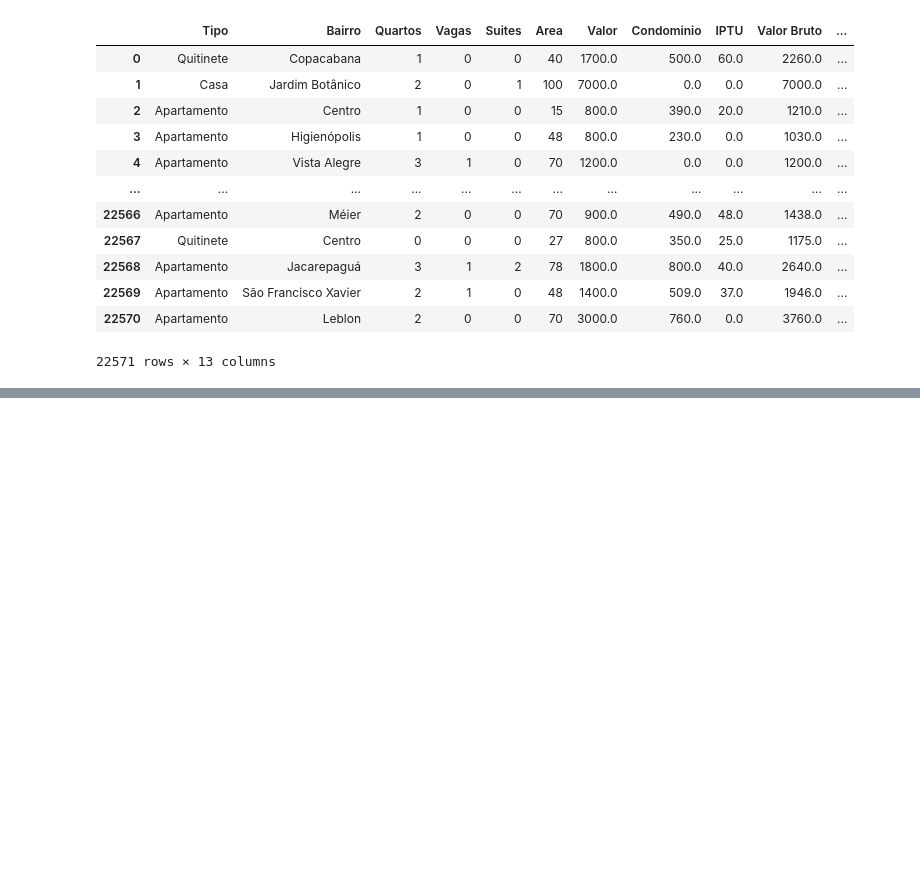
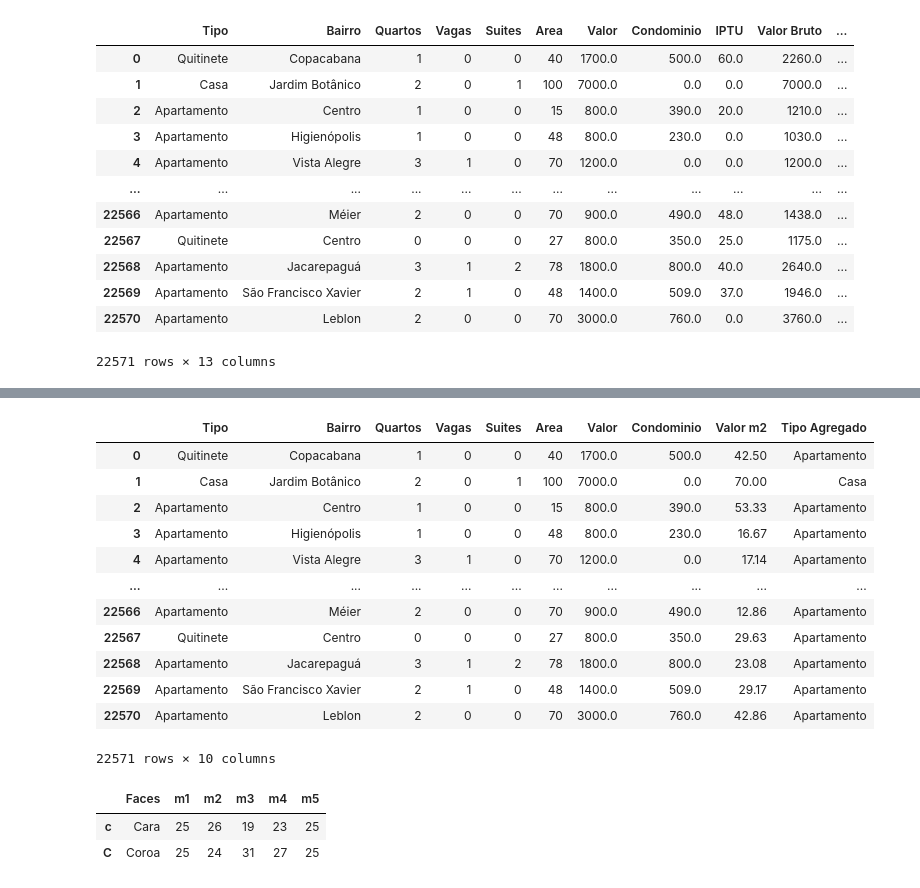
Before and after one commit to jonathatargino/data-science-estudo, a Jupyter notebook: Variáveis.ipynb, the cells around one changed output, grey strips where cells are left out. Cells and saved outputs as stored; diff of their text form; code cells hidden in the pictures; blank space fills up the shorter version.

```diff
--- a/Variáveis.ipynb
+++ b/Variáveis.ipynb
@@ -98,0 +189,42 @@ dados
+# %%
+dados_sem_valor_bruto_e_iptu = dados.drop(["Valor Bruto", "Valor m2 Bruto", "IPTU"], axis=1)
+
+dados_sem_valor_bruto_e_iptu
+# %% [output]
+|  | Tipo | Bairro | Quartos | Vagas | Suites | Area | Valor | Condominio | Valor m2 | Tipo Agregado |
+| 0 | Quitinete | Copacabana | 1 | 0 | 0 | 40 | 1700.0 | 500.0 | 42.50 | Apartamento |
+| 1 | Casa | Jardim Botânico | 2 | 0 | 1 | 100 | 7000.0 | 0.0 | 70.00 | Casa |
+| 2 | Apartamento | Centro | 1 | 0 | 0 | 15 | 800.0 | 390.0 | 53.33 | Apartamento |
+| 3 | Apartamento | Higienópolis | 1 | 0 | 0 | 48 | 800.0 | 230.0 | 16.67 | Apartamento |
+| 4 | Apartamento | Vista Alegre | 3 | 1 | 0 | 70 | 1200.0 | 0.0 | 17.14 | Apartamento |
+| ... | ... | ... | ... | ... | ... | ... | ... | ... | ... | ... |
+| 22566 | Apartamento | Méier | 2 | 0 | 0 | 70 | 900.0 | 490.0 | 12.86 | Apartamento |
+| 22567 | Quitinete | Centro | 0 | 0 | 0 | 27 | 800.0 | 350.0 | 29.63 | Apartamento |
+| 22568 | Apartamento | Jacarepaguá | 3 | 1 | 2 | 78 | 1800.0 | 800.0 | 23.08 | Apartamento |
+| 22569 | Apartamento | São Francisco Xavier | 2 | 1 | 0 | 48 | 1400.0 | 509.0 | 29.17 | Apartamento |
+| 22570 | Apartamento | Leblon | 2 | 0 | 0 | 70 | 3000.0 | 760.0 | 42.86 | Apartamento |
+22571 rows × 10 columns
+# %%
+m1 = 'CCcCCccCCCccCcCccCcCcCCCcCCcccCCcCcCcCcccCCcCcccCc'
+m2 = 'CCCCCccCccCcCCCCccCccccCccCccCCcCccCcCcCCcCccCccCc'
+m3 = 'CccCCccCcCCCCCCCCCCcccCccCCCCCCccCCCcccCCCcCCcccCC'
+m4 = 'cCCccCCccCCccCCccccCcCcCcCcCcCcCCCCccccCCCcCCcCCCC'
+m5 = 'CCCcCcCcCcCCCcCCcCcCCccCcCCcccCccCCcCcCcCcCcccccCc'
+
+eventos = {'m1': list(m1),
+            'm2': list(m2),
+            'm3': list(m3),
+            'm4': list(m4),
+            'm5': list(m5)}
+moedas = pd.DataFrame(eventos)
+df = pd.DataFrame(data = ['Cara', 'Coroa'],
+                    index = ['c', 'C'],
+                    columns = ['Faces'])
+for item in moedas:
+    df = pd.concat([df, moedas[item].value_counts()],
+                    axis = 1)
+df
+# %% [output]
+|  | Faces | m1 | m2 | m3 | m4 | m5 |
+| c | Cara | 25 | 26 | 19 | 23 | 25 |
+| C | Coroa | 25 | 24 | 31 | 27 | 25 |
```
Also changed, not shown: parts of 5 cells of this notebook.
